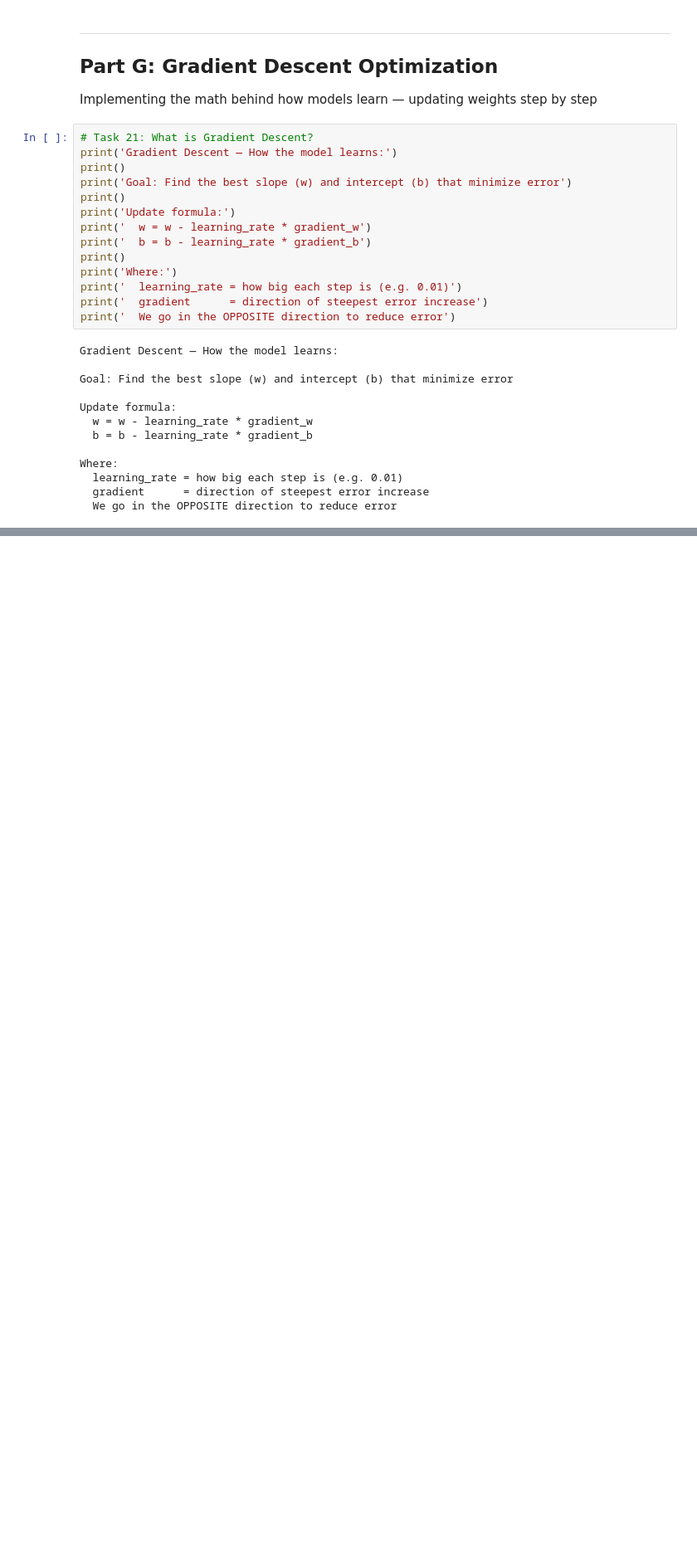
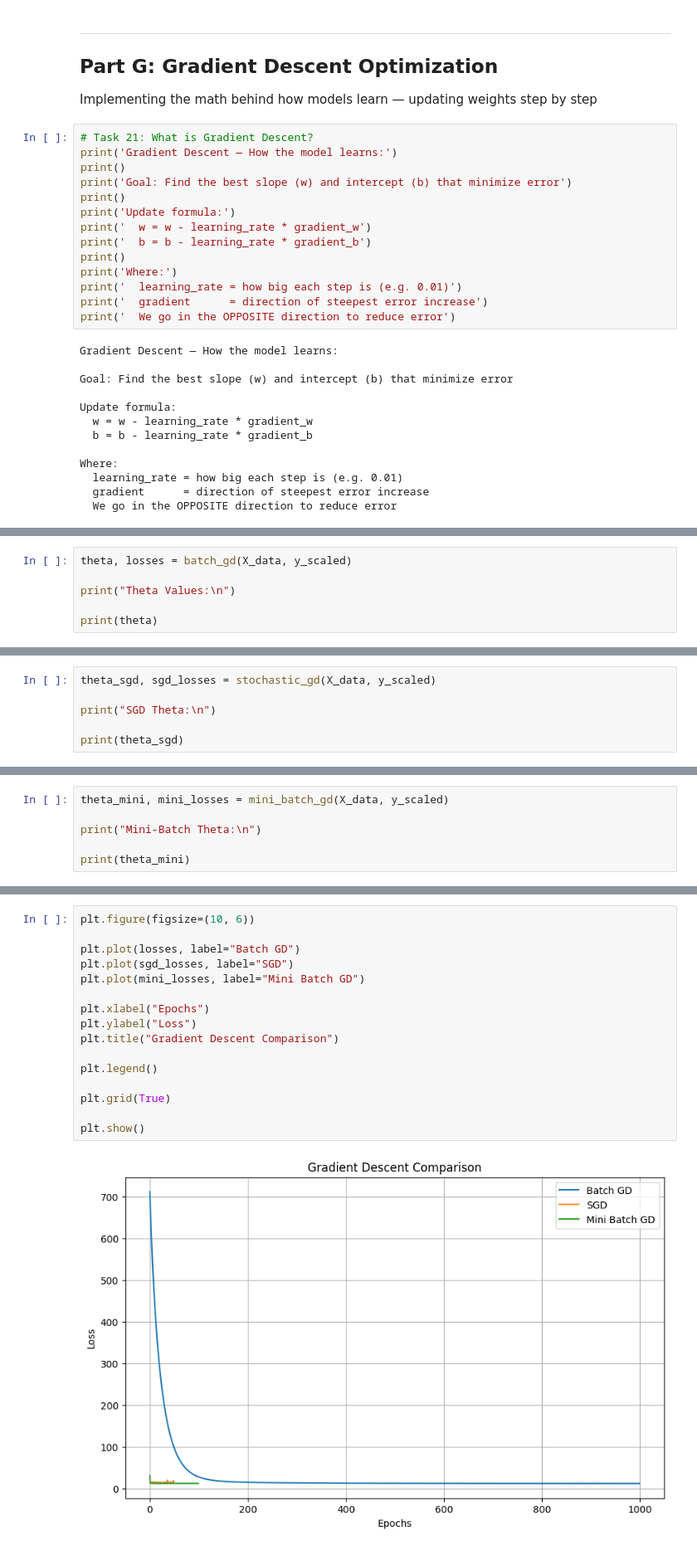
Before and after one commit to Maitrak-2661/Supervised-Learning, a Jupyter notebook: PR1/Predictive_House_price_system.ipynb, the cells around one changed output, grey strips where cells are left out. Shown at 83% size. Cells and saved outputs as stored; diff of their text form; blank space fills up the shorter version.

```diff
--- a/PR1/Predictive_House_price_system.ipynb
+++ b/PR1/Predictive_House_price_system.ipynb
@@ -481,0 +478,6 @@ ValueError: The truth value of a Series is ambiguous. Use a.empty, a.bool(), a.i
+# %%
+theta, losses = batch_gd(X_data, y_scaled)
+
+print("Theta Values:\n")
+
+print(theta)
@@ -481,0 +536,6 @@ ValueError: The truth value of a Series is ambiguous. Use a.empty, a.bool(), a.i
+# %%
+theta_sgd, sgd_losses = stochastic_gd(X_data, y_scaled)
+
+print("SGD Theta:\n")
+
+print(theta_sgd)
@@ -481,0 +597,6 @@ ValueError: The truth value of a Series is ambiguous. Use a.empty, a.bool(), a.i
+# %%
+theta_mini, mini_losses = mini_batch_gd(X_data, y_scaled)
+
+print("Mini-Batch Theta:\n")
+
+print(theta_mini)
@@ -481,0 +621,18 @@ ValueError: The truth value of a Series is ambiguous. Use a.empty, a.bool(), a.i
+# %%
+plt.figure(figsize=(10, 6))
+
+plt.plot(losses, label="Batch GD")
+plt.plot(sgd_losses, label="SGD")
+plt.plot(mini_losses, label="Mini Batch GD")
+
+plt.xlabel("Epochs")
+plt.ylabel("Loss")
+plt.title("Gradient Descent Comparison")
+
+plt.legend()
+
+plt.grid(True)
+
+plt.show()
+# %% [output]
+[figure, added]
```
Also changed, not shown: parts of 12 cells of this notebook, 5 other files.
